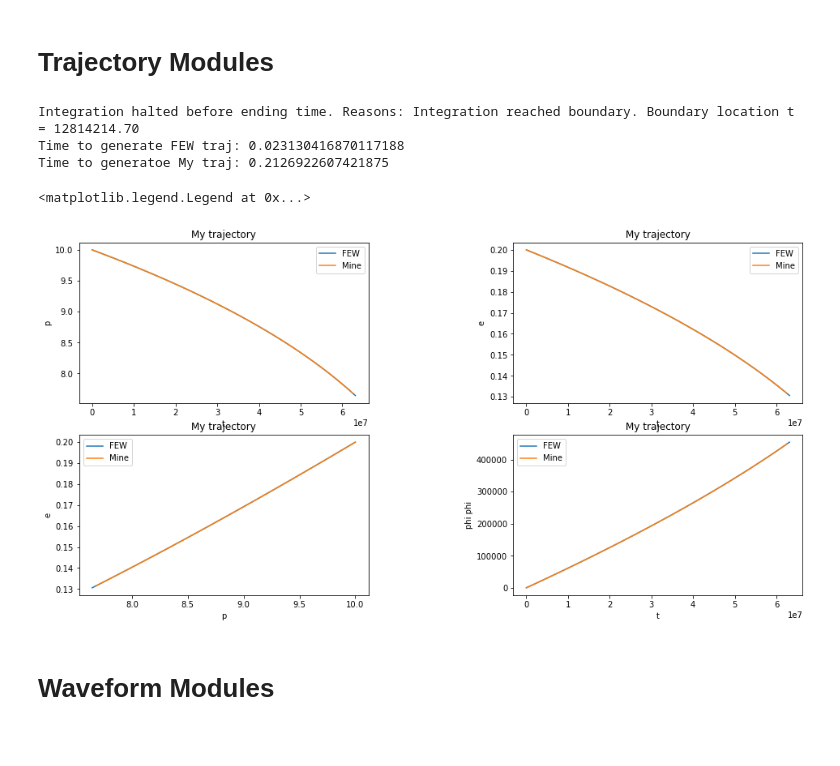
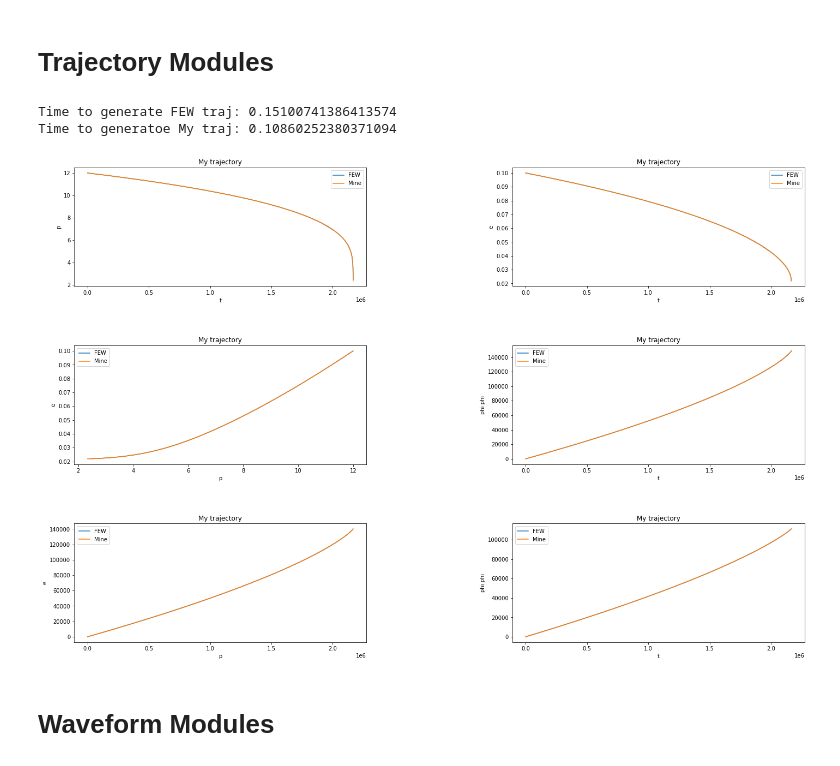
Before and after one commit to Shaun-F/GWGenerator, a Jupyter notebook: debugging/CompareMyCodeToFEW.ipynb, the cells around one changed output. Saved outputs shown, nothing was run; the diff lists cells and outputs as text; code cells hidden in the pictures.

Commit message:
Fixed trajectory bug. Caused by numpy.arange not including end point of array, so trajectory wasnt fully sampled when dense_output was specified.
Removed print messages from trajectory generator.

```diff
--- a/debugging/CompareMyCodeToFEW.ipynb
+++ b/debugging/CompareMyCodeToFEW.ipynb
@@ -83,44 +63,57 @@ FEWtraj = FEWwfgen.inspiral_generator(M, mu, a, p0, e0, Y0, T=T)
 bb = time.time()
 MYtraj = MYwfgen.inspiral_generator(M, mu, a, p0, e0, Y0, T=T, **inspiralkwargs.copy())
 print("Time to generate FEW traj: {0}\nTime to generatoe My traj: {1}".format(bb-aa,time.time()-bb))
-tf,pf, ef, xf,phiphif = FEWtraj[:5]
-t,p,e,x,phiphi = MYtraj[:5]
-fig,axes=plt.subplots(2,2)
-plt.subplots_adjust(wspace=0.5)
-fig.set_size_inches(16,8)
+tf,pf, ef, xf,phiphif,phithetaf,phirf = FEWtraj
+t,p,e,x,phiphi,phitheta,phir = MYtraj
+
+fig,axes=plt.subplots(3,2,figsize=(24,8))
+plt.subplots_adjust(wspace=0.5, hspace=0.5)
+fig.set_size_inches(24,16)
 axes[0,0].set_title("My trajectory")
 axes[0,0].set_ylabel("p")
 axes[0,0].set_xlabel("t")
 axes[0,0].plot(tf,pf, label="FEW")
 axes[0,0].plot(t,p, label="Mine")
 axes[0,0].legend()
 
 axes[0,1].set_title("My trajectory")
 axes[0,1].set_ylabel("e")
 axes[0,1].set_xlabel("t")
 axes[0,1].plot(tf,ef, label="FEW")
 axes[0,1].plot(t,e, label="Mine")
 axes[0,1].legend()
 
 axes[1,0].set_title("My trajectory")
 axes[1,0].set_ylabel("e")
 axes[1,0].set_xlabel("p")
 axes[1,0].plot(pf,ef, label="FEW")
 axes[1,0].plot(p,e, label="Mine")
 axes[1,0].legend()
 
 axes[1,1].set_title("My trajectory")
 axes[1,1].set_ylabel("phi phi")
 axes[1,1].set_xlabel("t")
 axes[1,1].plot(tf,phiphif, label="FEW")
 axes[1,1].plot(t,phiphi, label="Mine")
 axes[1,1].legend()
+
+axes[2,0].set_title("My trajectory")
+axes[2,0].set_ylabel("e")
+axes[2,0].set_xlabel("p")
+axes[2,0].plot(tf,phithetaf, label="FEW")
+axes[2,0].plot(t,phitheta, label="Mine")
+axes[2,0].legend()
+
+axes[2,1].set_title("My trajectory")
+axes[2,1].set_ylabel("phi phi")
+axes[2,1].set_xlabel("t")
+axes[2,1].plot(tf,phirf, label="FEW")
+axes[2,1].plot(t,phir, label="Mine")
+axes[2,1].legend();
 # %% [output]
-Integration halted before ending time. Reasons: Integration reached boundary. Boundary location t = 12814214.70
-Time to generate FEW traj: 0.023130416870117188
-Time to generatoe My traj: 0.2126922607421875
+Time to generate FEW traj: 0.15100741386413574
+Time to generatoe My traj: 0.10860252380371094
-<matplotlib.legend.Legend at 0x...>
-[figure, old version]
+[figure, new version]
 # %% [markdown]
 # Waveform Modules
 # %%
```
Also changed, not shown: parts of 5 cells of this notebook, 7 other files.
